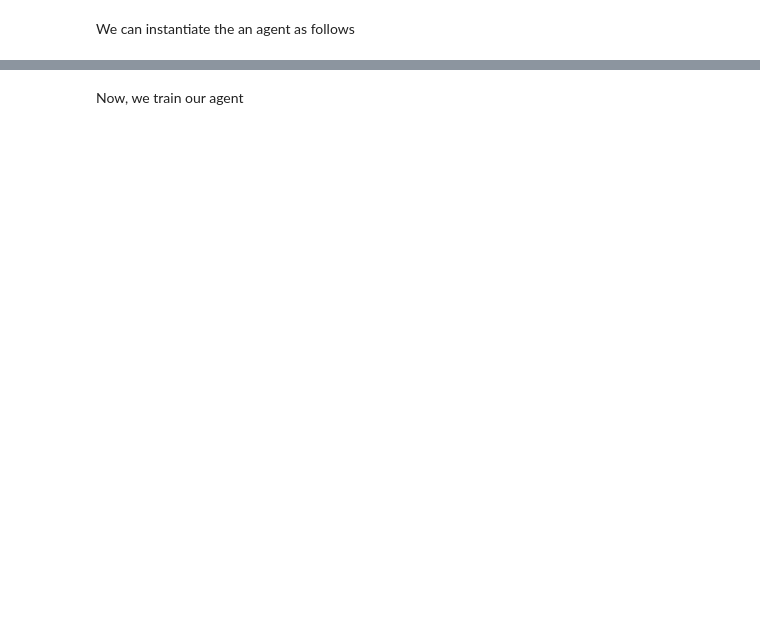
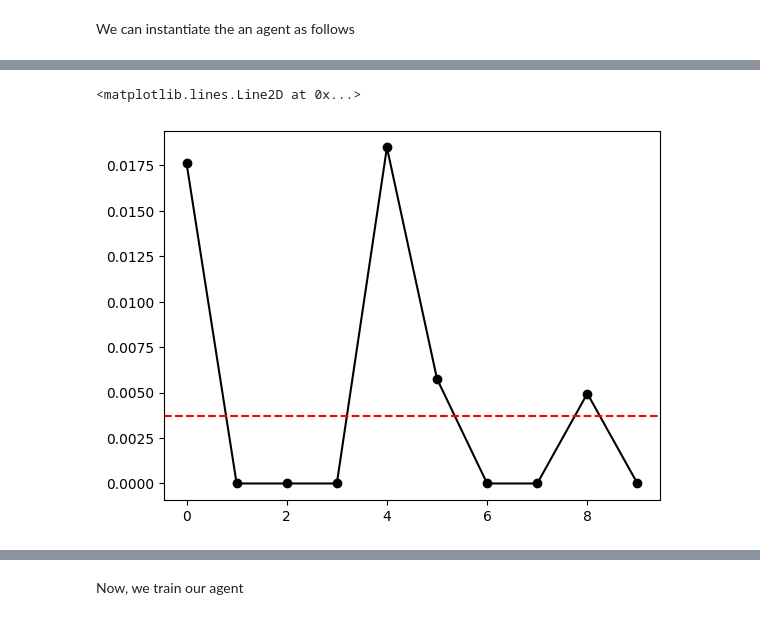
Before and after one commit to PimLb/pynav, a Jupyter notebook: notebooks/Tutorial.ipynb, the cells around one changed output, grey strips where cells are left out. Drawn from its saved outputs; the diff is of its cells as text; code cells hidden in the pictures; blank space fills up the shorter version.

```diff
--- a/notebooks/Tutorial.ipynb
+++ b/notebooks/Tutorial.ipynb
@@ -51,0 +67,15 @@ agent = AdaBCKAgent(
+# %%
+options = {
+    'init_position' : np.array([15, 20]),
+    'init_time' : 0,
+    'sample_size' : 10
+}
+
+init_sample = env.reset(options)
+# %%
+fig, ax = plt.subplots()
+ax.plot(range(len(init_sample)), init_sample ,'o-', c='black')
+ax.axhline(n_thr/data_max, linestyle='--', color='red')
+# %% [output]
+<matplotlib.lines.Line2D at 0x...>
+[figure, added]
```
Also changed, not shown: parts of 8 cells of this notebook, 3 other files.
